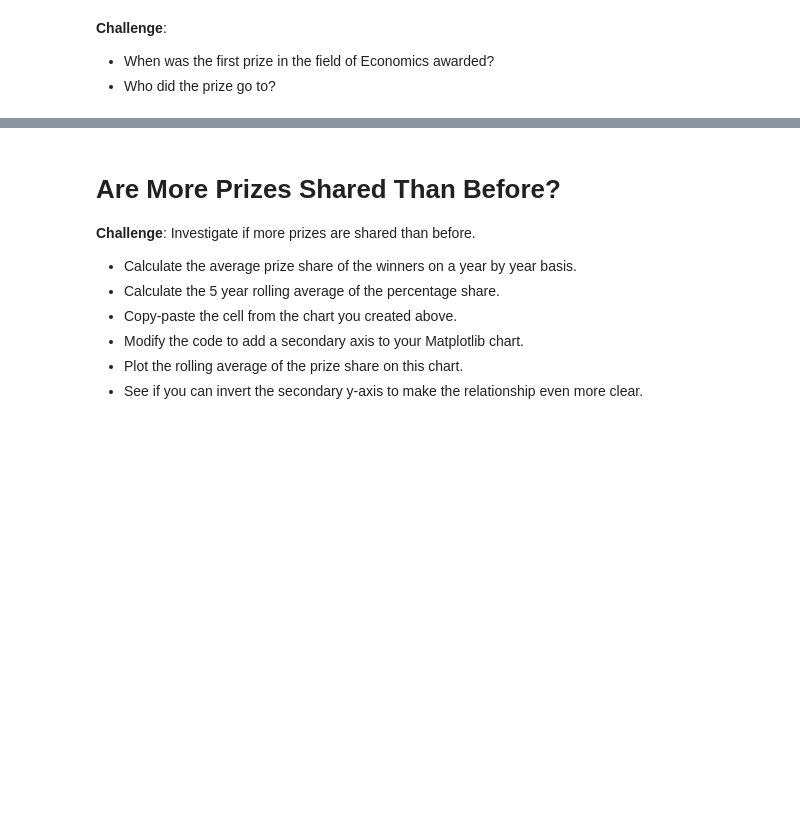
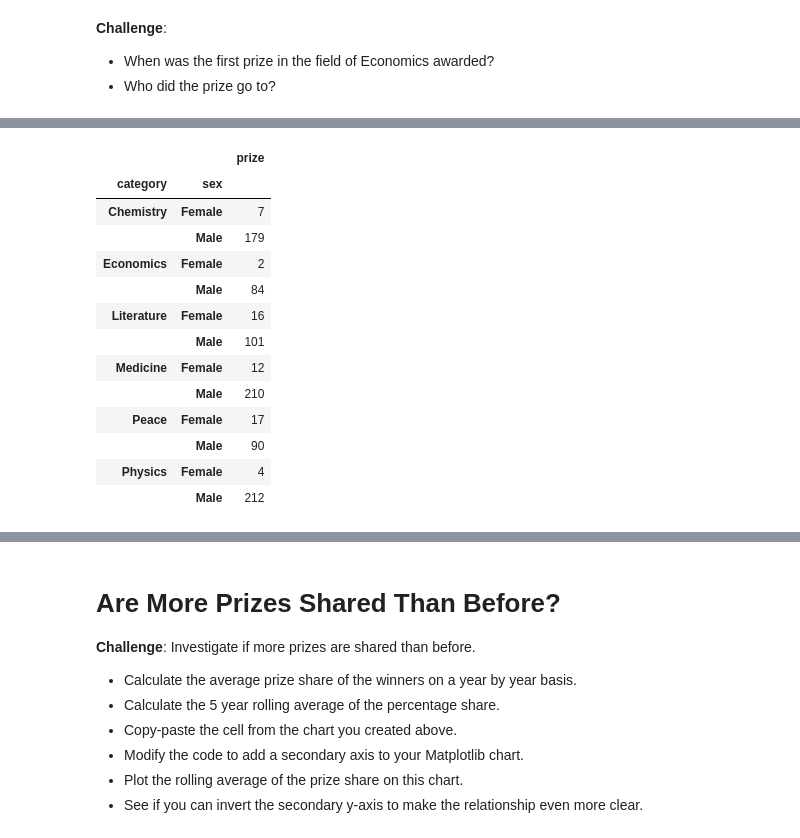
Before and after one commit to davibelo/python-pro-bootcamp-2021, a Jupyter notebook: 07-projects-DataScience/08-NoblePrizeAdvancedAnalysis/Nobel_Prize_Analysis.ipynb, the cells around one changed output, grey strips where cells are left out. Saved outputs shown, nothing was run; the diff lists cells and outputs as text; code cells hidden in the pictures; blank space fills up the shorter version.

```diff
--- a/07-projects-DataScience/08-NoblePrizeAdvancedAnalysis/Nobel_Prize_Analysis.ipynb
+++ b/07-projects-DataScience/08-NoblePrizeAdvancedAnalysis/Nobel_Prize_Analysis.ipynb
@@ -373,3 +425,21 @@ multiple_winners.sort_values(by="full_name")
 * Hover over the bar chart. How many prizes went to women in Literature compared to Physics?
 
 <img src=https://i.imgur.com/od8TfOp.png width=650>
+# %%
+df_category_male_female = df_data.groupby(["category", "sex"]).agg({"prize":pd.Series.count})
+df_category_male_female
+# %% [output]
+|  |  | prize |
+| category | sex |  |
+| Chemistry | Female | 7 |
+|  | Male | 179 |
+| Economics | Female | 2 |
+|  | Male | 84 |
+| Literature | Female | 16 |
+|  | Male | 101 |
+| Medicine | Female | 12 |
+|  | Male | 210 |
+| Peace | Female | 17 |
+|  | Male | 90 |
+| Physics | Female | 4 |
+|  | Male | 212 |
```
Also changed, not shown: parts of 9 cells of this notebook.
